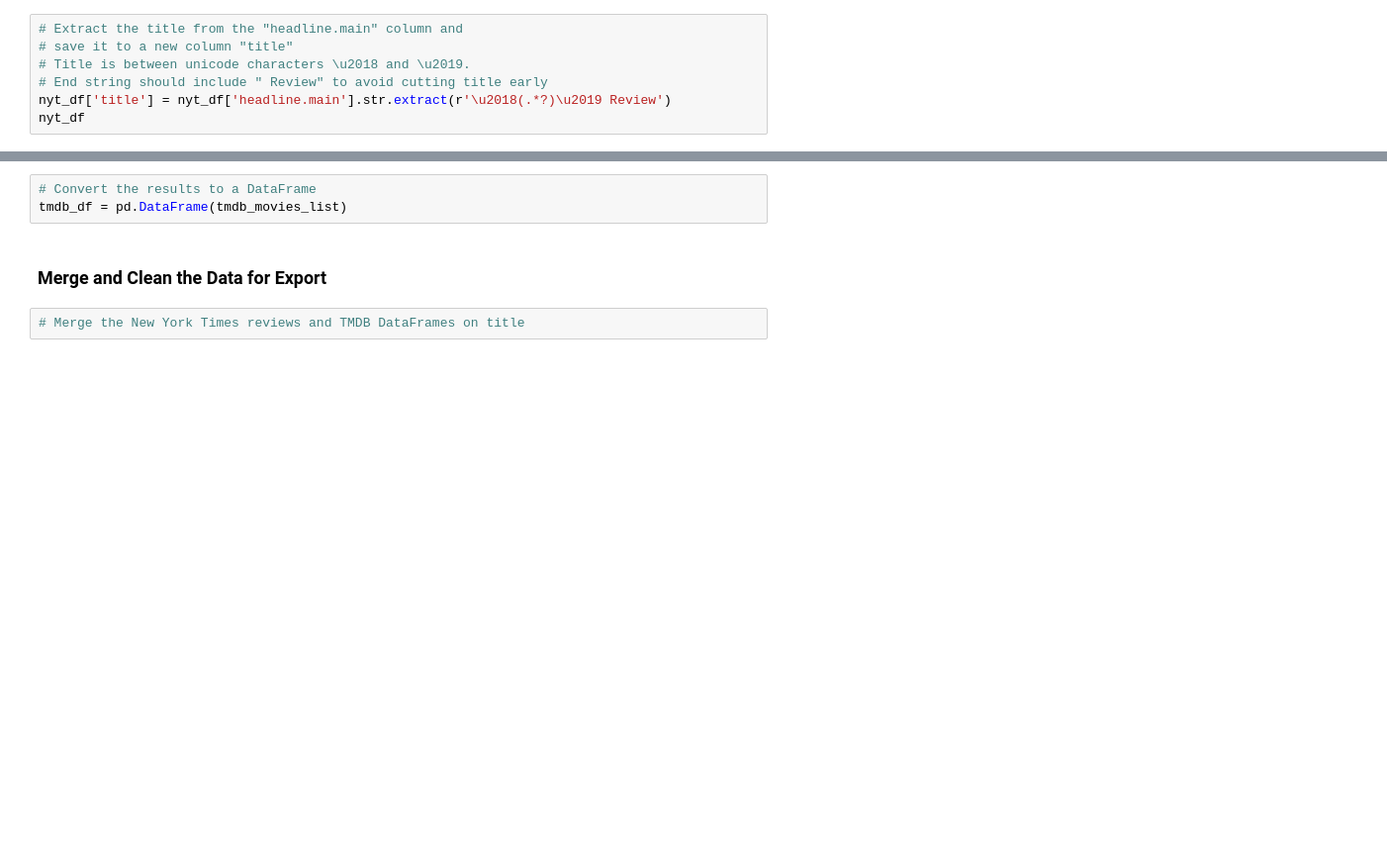
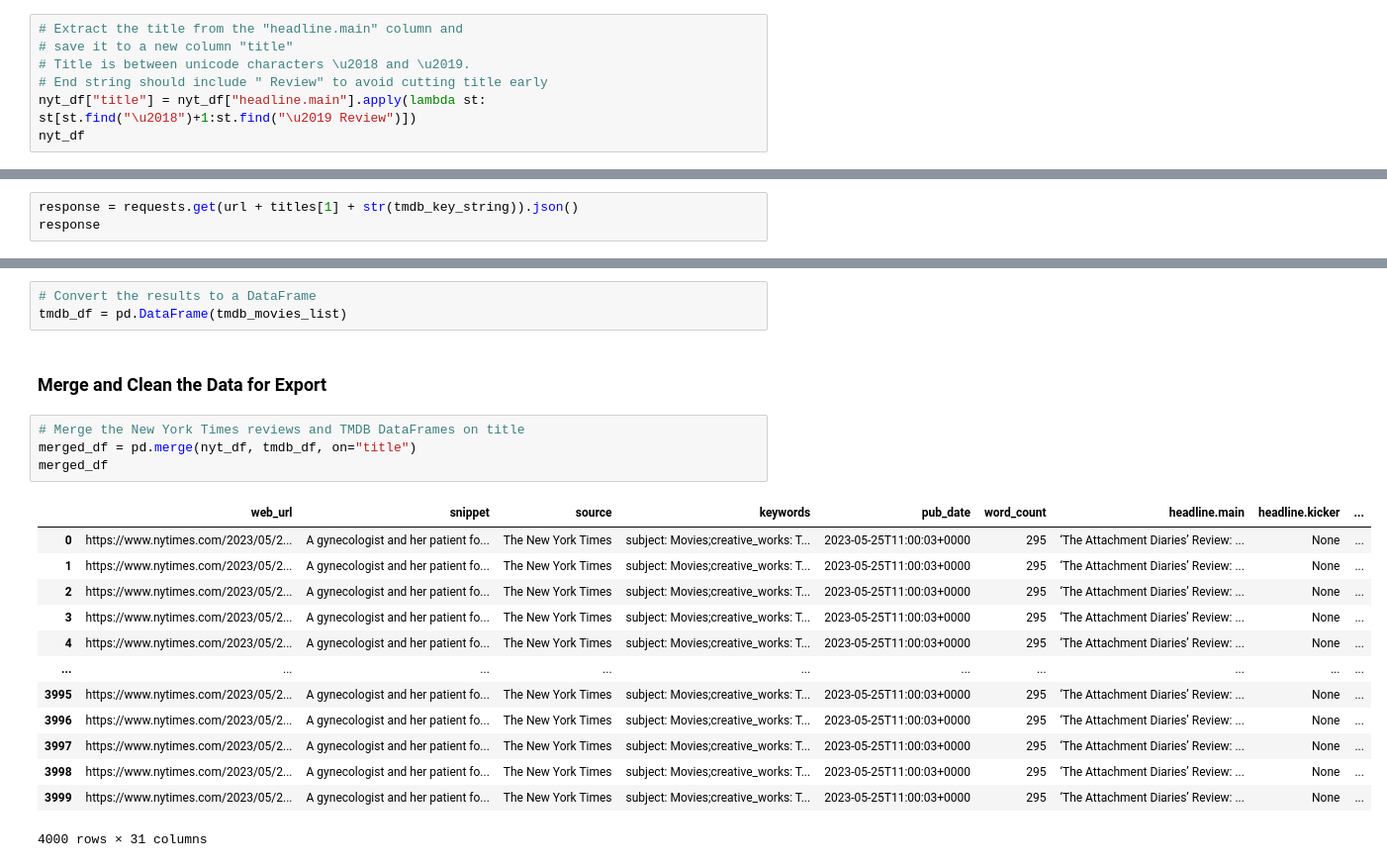
Before and after one commit to ChristineChung/data-sourcing-challenge, a Jupyter notebook: retrieve_movie_data.ipynb, the cells around one changed output, grey strips where cells are left out. Shown at 99% size. Cells and saved outputs as stored; diff of their text form; blank space fills up the shorter version.

```diff
--- a/retrieve_movie_data.ipynb
+++ b/retrieve_movie_data.ipynb
@@ -153,7 +153,7 @@ nyt_df
 # save it to a new column "title"
 # Title is between unicode characters \u2018 and \u2019.
 # End string should include " Review" to avoid cutting title early
-nyt_df['title'] = nyt_df['headline.main'].str.extract(r'\u2018(.*?)\u2019 Review')
+nyt_df["title"] = nyt_df["headline.main"].apply(lambda st: st[st.find("\u2018")+1:st.find("\u2019 Review")])
 nyt_df
 # %% [output]
 |  | web_url | snippet | source | keywords | pub_date | word_count | headline.main | headline.kicker | ... |
@@ -230,3 +214,6 @@ titles
 # Prepare The Movie Database query
 url = "https://api.themoviedb.org/3/search/movie?query="
 tmdb_key_string = "&api_key=" + tmdb_api_key
+# %%
+response = requests.get(url + titles[1] + str(tmdb_key_string)).json()
+response
@@ -313,6 +349,22 @@ tmdb_df = pd.DataFrame(tmdb_movies_list)
 ### Merge and Clean the Data for Export
 # %%
 # Merge the New York Times reviews and TMDB DataFrames on title
+merged_df = pd.merge(nyt_df, tmdb_df, on="title")
+merged_df
+# %% [output]
+|  | web_url | snippet | source | keywords | pub_date | word_count | headline.main | headline.kicker | ... |
+| 0 | https://www.nytimes.com/2023/05/2... | A gynecologist and her patient fo... | The New York Times | subject: Movies;creative_works: T... | 2023-05-25T11:00:03+0000 | 295 | ‘The Attachment Diaries’ Review: ... | None | ... |
+| 1 | https://www.nytimes.com/2023/05/2... | A gynecologist and her patient fo... | The New York Times | subject: Movies;creative_works: T... | 2023-05-25T11:00:03+0000 | 295 | ‘The Attachment Diaries’ Review: ... | None | ... |
+| 2 | https://www.nytimes.com/2023/05/2... | A gynecologist and her patient fo... | The New York Times | subject: Movies;creative_works: T... | 2023-05-25T11:00:03+0000 | 295 | ‘The Attachment Diaries’ Review: ... | None | ... |
+| 3 | https://www.nytimes.com/2023/05/2... | A gynecologist and her patient fo... | The New York Times | subject: Movies;creative_works: T... | 2023-05-25T11:00:03+0000 | 295 | ‘The Attachment Diaries’ Review: ... | None | ... |
+| 4 | https://www.nytimes.com/2023/05/2... | A gynecologist and her patient fo... | The New York Times | subject: Movies;creative_works: T... | 2023-05-25T11:00:03+0000 | 295 | ‘The Attachment Diaries’ Review: ... | None | ... |
+| ... | ... | ... | ... | ... | ... | ... | ... | ... | ... |
+| 3995 | https://www.nytimes.com/2023/05/2... | A gynecologist and her patient fo... | The New York Times | subject: Movies;creative_works: T... | 2023-05-25T11:00:03+0000 | 295 | ‘The Attachment Diaries’ Review: ... | None | ... |
+| 3996 | https://www.nytimes.com/2023/05/2... | A gynecologist and her patient fo... | The New York Times | subject: Movies;creative_works: T... | 2023-05-25T11:00:03+0000 | 295 | ‘The Attachment Diaries’ Review: ... | None | ... |
+| 3997 | https://www.nytimes.com/2023/05/2... | A gynecologist and her patient fo... | The New York Times | subject: Movies;creative_works: T... | 2023-05-25T11:00:03+0000 | 295 | ‘The Attachment Diaries’ Review: ... | None | ... |
+| 3998 | https://www.nytimes.com/2023/05/2... | A gynecologist and her patient fo... | The New York Times | subject: Movies;creative_works: T... | 2023-05-25T11:00:03+0000 | 295 | ‘The Attachment Diaries’ Review: ... | None | ... |
+| 3999 | https://www.nytimes.com/2023/05/2... | A gynecologist and her patient fo... | The New York Times | subject: Movies;creative_works: T... | 2023-05-25T11:00:03+0000 | 295 | ‘The Attachment Diaries’ Review: ... | None | ... |
+4000 rows × 31 columns
 # %%
 # Remove list brackets and quotation marks on the columns containing lists
 # Create a list of the columns that need fixing
```
Also changed, not shown: parts of 9 cells of this notebook.
